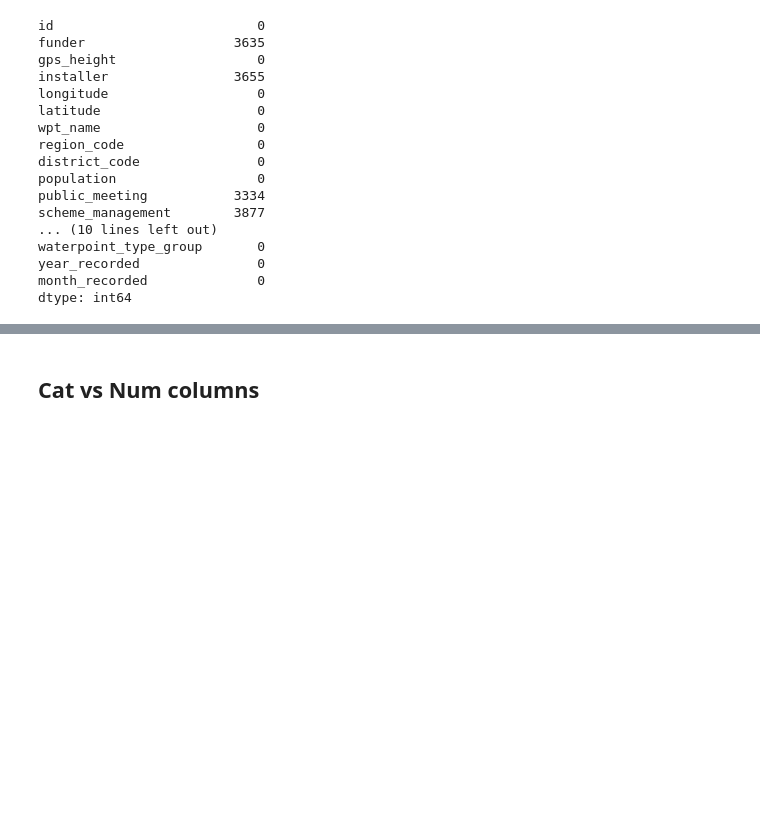
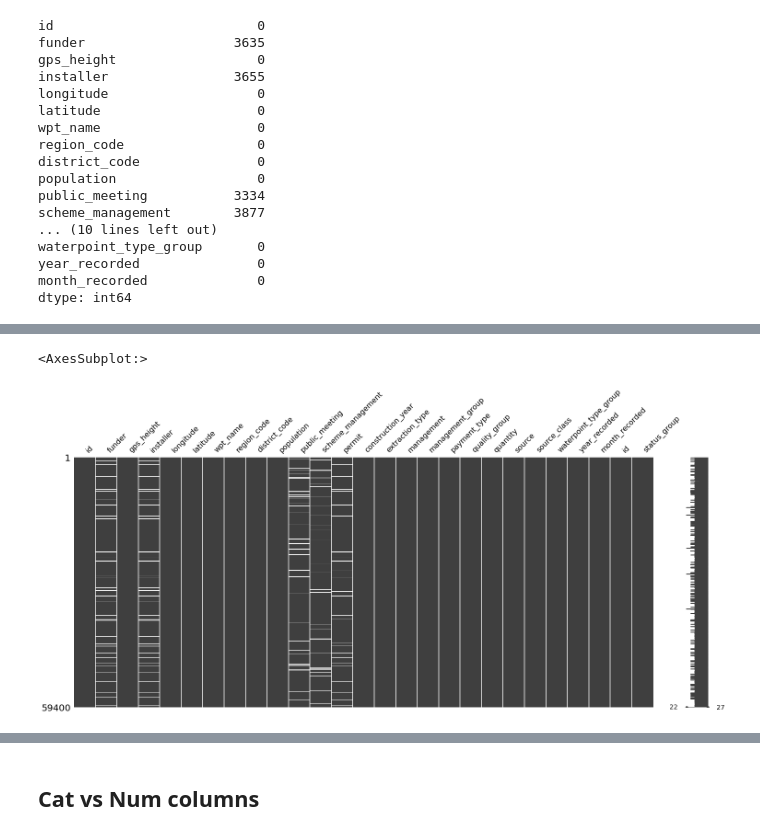
Before and after one commit to singsang2/Tanzanian-Water-Well-Project, a Jupyter notebook: student.ipynb, the cells around one changed output, grey strips where cells are left out. Cells and saved outputs as stored; diff of their text form; code cells hidden in the pictures; blank space fills up the shorter version.

```diff
--- a/student.ipynb
+++ b/student.ipynb
@@ -115,0 +131,4 @@ dtype: int64
+# %%
+# Dropping rows with missing values
+df = pd.concat([X, y], axis=1)
+df.head()
@@ -115,0 +143,6 @@ dtype: int64
+# %%
+# missing values
+ms.matrix(df)
+# %% [output]
+<AxesSubplot:>
+[figure, added]
```
Also changed, not shown: parts of 46 cells of this notebook, 1 other file.
